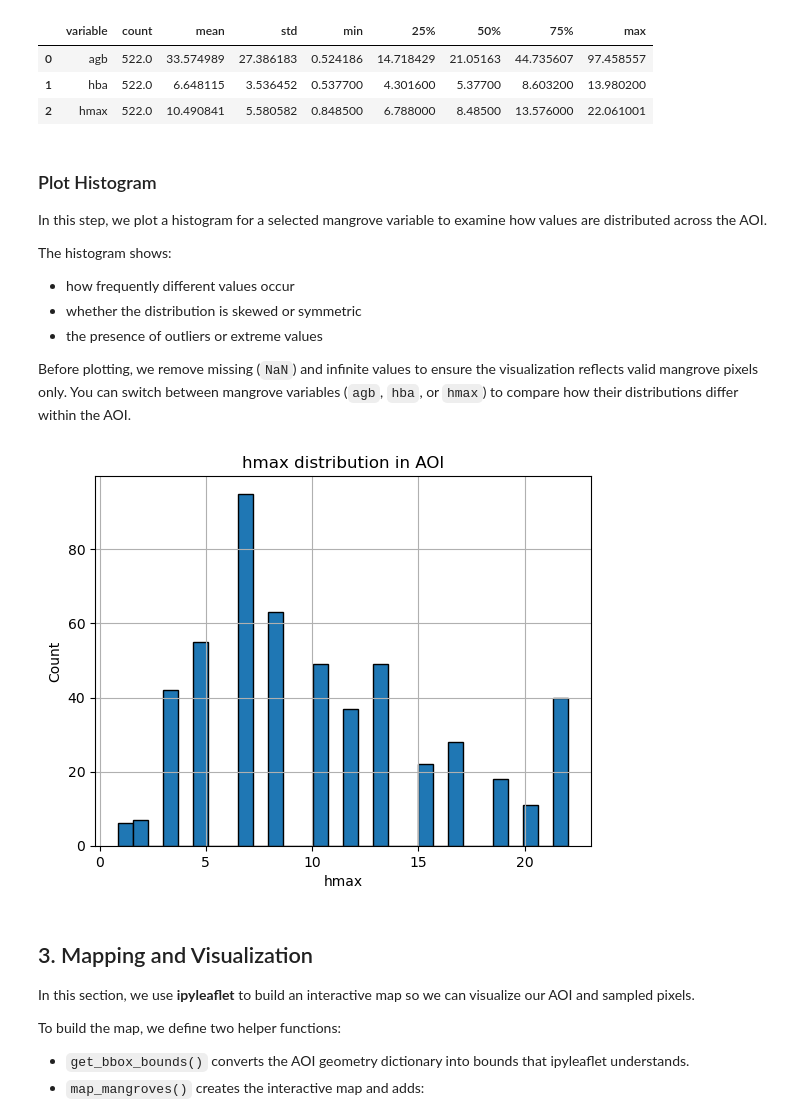
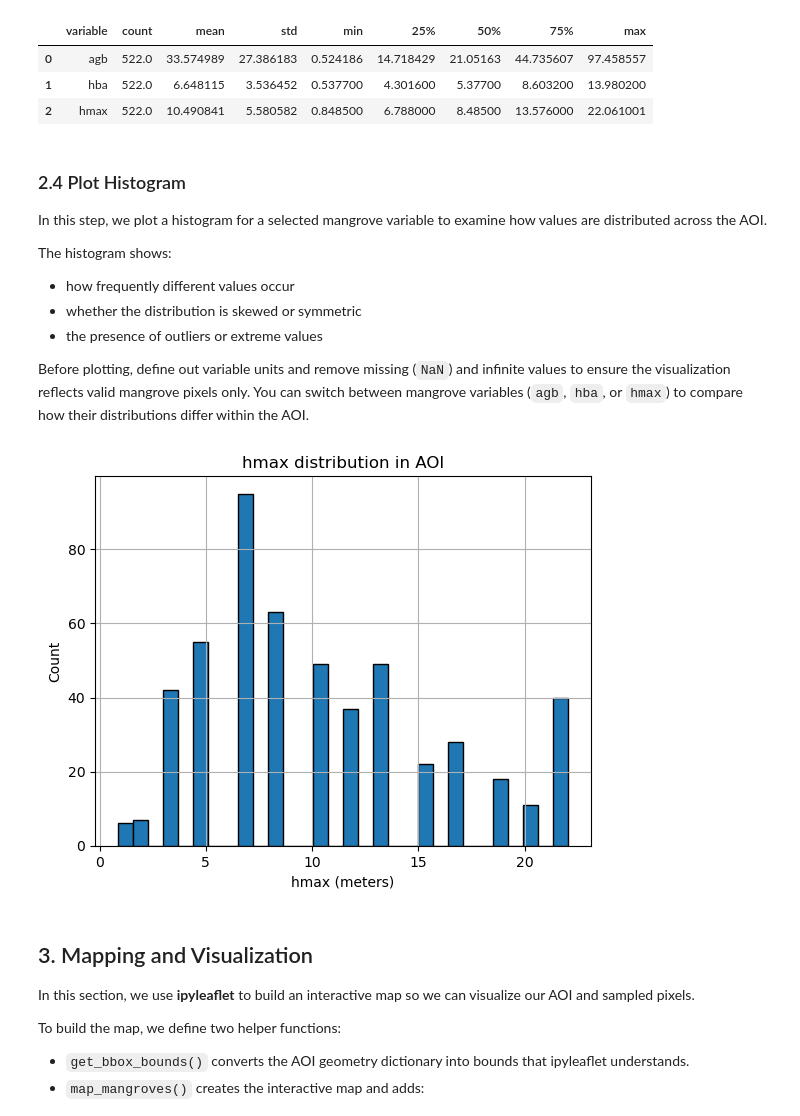
Before and after one commit to eosdis-nasa/earthdata-gis, a Jupyter notebook: inDevelopement/MangrovesDRAFT_v2.ipynb, the cells around one changed output. Cells and saved outputs as stored; diff of their text form; code cells hidden in the pictures.

```diff
--- a/inDevelopement/MangrovesDRAFT_v2.ipynb
+++ b/inDevelopement/MangrovesDRAFT_v2.ipynb
@@ -416,7 +414,7 @@ Summary statistics for mangrove variables in AOI:
 | 1 | hba | 522.0 | 6.648115 | 3.536452 | 0.537700 | 4.301600 | 5.37700 | 8.603200 | 13.980200 |
 | 2 | hmax | 522.0 | 10.490841 | 5.580582 | 0.848500 | 6.788000 | 8.48500 | 13.576000 | 22.061001 |
 # %% [markdown]
-### Plot Histogram
+### 2.4 Plot Histogram
 
 In this step, we plot a histogram for a selected mangrove variable to examine how values are distributed across the AOI.
 
@@ -426,34 +424,40 @@ The histogram shows:
 - whether the distribution is skewed or symmetric
 - the presence of outliers or extreme values
 
-Before plotting, we remove missing (`NaN`) and infinite values to ensure the visualization reflects valid mangrove pixels only. You can switch between mangrove variables (`agb`, `hba`, or `hmax`) to compare how their distributions differ within the AOI.
+Before plotting, define out variable units and remove missing (`NaN`) and infinite values to ensure the visualization reflects valid mangrove pixels only. You can switch between mangrove variables (`agb`, `hba`, or `hmax`) to compare how their distributions differ within the AOI.
 # %%
+var_units = {
+    "agb": "megagrams per hectare",
+    "hba": "meters",
+    "hmax": "meters",
+}
+
 def plot_histogram(series: pd.Series, title: str, bins: int = 30):
     """
     Plot a simple histogram for a numeric pandas Series.
     """
     clean = series.replace([np.inf, -np.inf], np.nan).dropna()
 
     plt.figure()
     plt.hist(clean, bins=bins, edgecolor="black")
     plt.title(title)
-    plt.xlabel(series.name)
+    plt.xlabel(f"{selected_var} ({var_units.get(selected_var, '')})")
     plt.ylabel("Count")
     plt.grid(True)
     plt.show()
 
 
 # Choose one of the mangrove variables to visualize
 selected_var = "hmax"        # maximum canopy maximum height (meters)
 # selected_var = "agb"         # mangrove aboveground biomass (megagrams per hectare)
 # selected_var = "hba"         # basal-area weighted height (meters)
 
 plot_histogram(
     aoi_df_clean[selected_var],
     title=f"{selected_var} distribution in AOI",
 )
 # %% [output]
-[figure, old version]
+[figure, new version]
 # %% [markdown]
 ## 3. Mapping and Visualization
 
```
Also changed, not shown: parts of 7 cells of this notebook.
